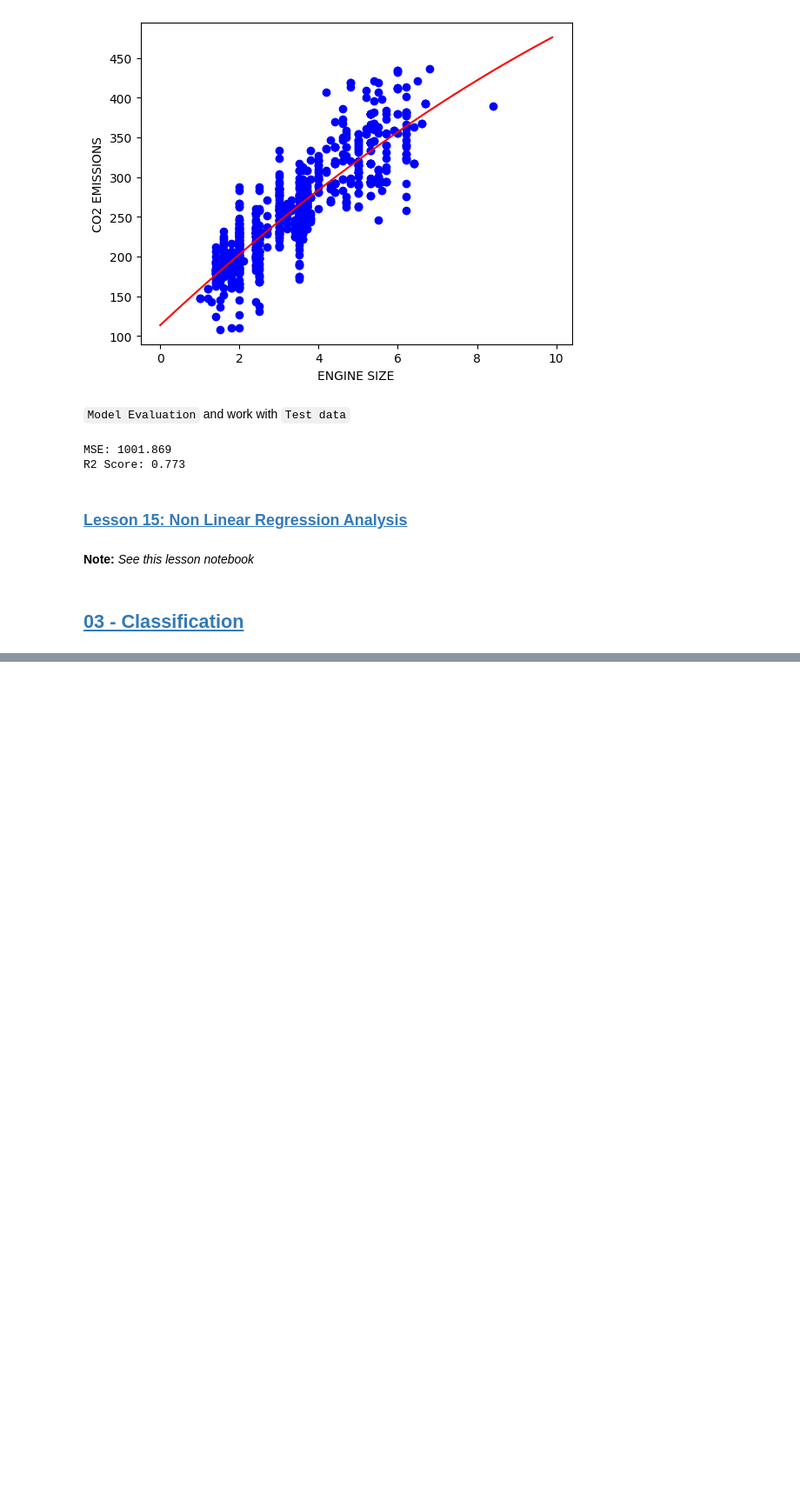
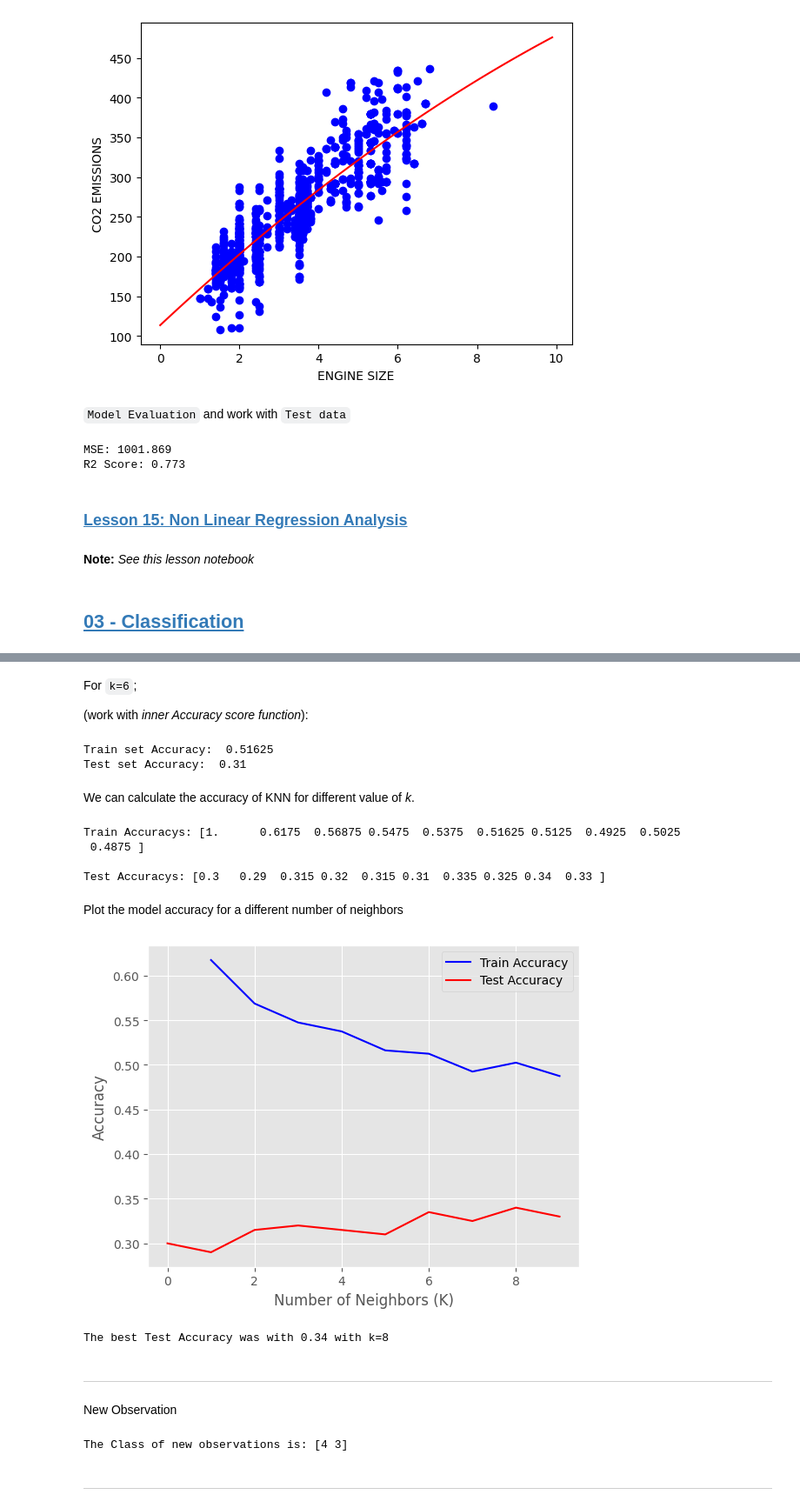
Before and after one commit to AliShariatian/Machine-Learning-Practices, a Jupyter notebook: Jadi.ipynb, the cells around one changed output, grey strips where cells are left out. Shown at 87% size. Saved outputs shown, nothing was run; the diff lists cells and outputs as text; code cells hidden in the pictures; blank space fills up the shorter version.

```diff
--- a/Jadi.ipynb
+++ b/Jadi.ipynb
@@ -1213,0 +1299,5 @@ R2 Score: 0.773
+# %%
+scaler = preprocessing.StandardScaler().fit(X)
+X_scaled = scaler.transform(X.astype(float))  # astype(float) is for Numpy
+
+print(X_scaled[0:5])
@@ -1213,0 +1328,2 @@ R2 Score: 0.773
+# %%
+X_train, X_test, y_train, y_test = train_test_split(X_scaled, y, test_size=0.2, random_state=4)
@@ -1214 +1380,71 @@ R2 Score: 0.773
+# %% [markdown]
+For `k=6`;
+
+(work with _inner Accuracy score function_):
+# %%
+k = 6
+neigh = KNeighborsClassifier(n_neighbors=k).fit(X_train, y_train)
+
+print('Train set Accuracy: ', neigh.score(X_train, y_train))
+print('Test set Accuracy: ', neigh.score(X_test, y_test))
+# %% [output]
+Train set Accuracy:  0.51625
+Test set Accuracy:  0.31
+# %% [markdown]
+We can calculate the accuracy of KNN for different value of _k_.
+# %%
+Ks = 10
+train_accs = np.zeros(Ks)  # train Accuracys
+test_accs = np.zeros(Ks)  # test Accuracys
+
+for k in range(1, Ks+1):
+    neigh = KNeighborsClassifier(n_neighbors=k).fit(X_train, y_train)
+    train_accs[k-1] = neigh.score(X_train, y_train)
+    test_accs[k-1] = neigh.score(X_test, y_test)
+
+
+print('Train Accuracys:', train_accs)
+print('\nTest Accuracys:', test_accs)
+# %% [output]
+Train Accuracys: [1.      0.6175  0.56875 0.5475  0.5375  0.51625 0.5125  0.4925  0.5025
+ 0.4875 ]
+
+Test Accuracys: [0.3   0.29  0.315 0.32  0.315 0.31  0.335 0.325 0.34  0.33 ]
+# %% [markdown]
+Plot the model accuracy for a different number of neighbors
+# %%
+with plt.style.context('ggplot'):
+
+    plt.plot(range(len(train_accs))[1:], train_accs[1:], color='blue', label='Train Accuracy')
+    plt.plot(range(len(test_accs)), test_accs, color='red', label='Test Accuracy')
+
+    plt.xlabel('Number of Neighbors (K)')
+    plt.ylabel('Accuracy')
+    plt.legend()
+
+plt.show()
+# %% [output]
+[figure, added]
+# %%
+print(f'The best Test Accuracy was with {test_accs.max()} with k={test_accs.argmax()}')
+# %% [output]
+The best Test Accuracy was with 0.34 with k=8
+# %% [markdown]
+---
+# %% [markdown]
+New Observation
+# %%
+new_X = [[2, 15, 44, 2, 9, 1500, 4, 9, 0, 0, 6],
+         [4, 5, 57, 3, 5, 300, 4, 5, 1, 0, 1]]   # Two new Observation
+
+new_X_scaled = scaler.transform(new_X)  # Scaling new Obs. with fitted parameters of the model (model == Train data set)
+
+new_y_hat = neigh.predict(new_X_scaled)  # Predicting the new observations
+
+
+print(f'The Class of new observations is: {new_y_hat}')
+# %% [output]
+The Class of new observations is: [4 3]
+# %% [markdown]
+---
 # %% [markdown]
```
Also changed, not shown: parts of 47 cells of this notebook, 1 other file.
